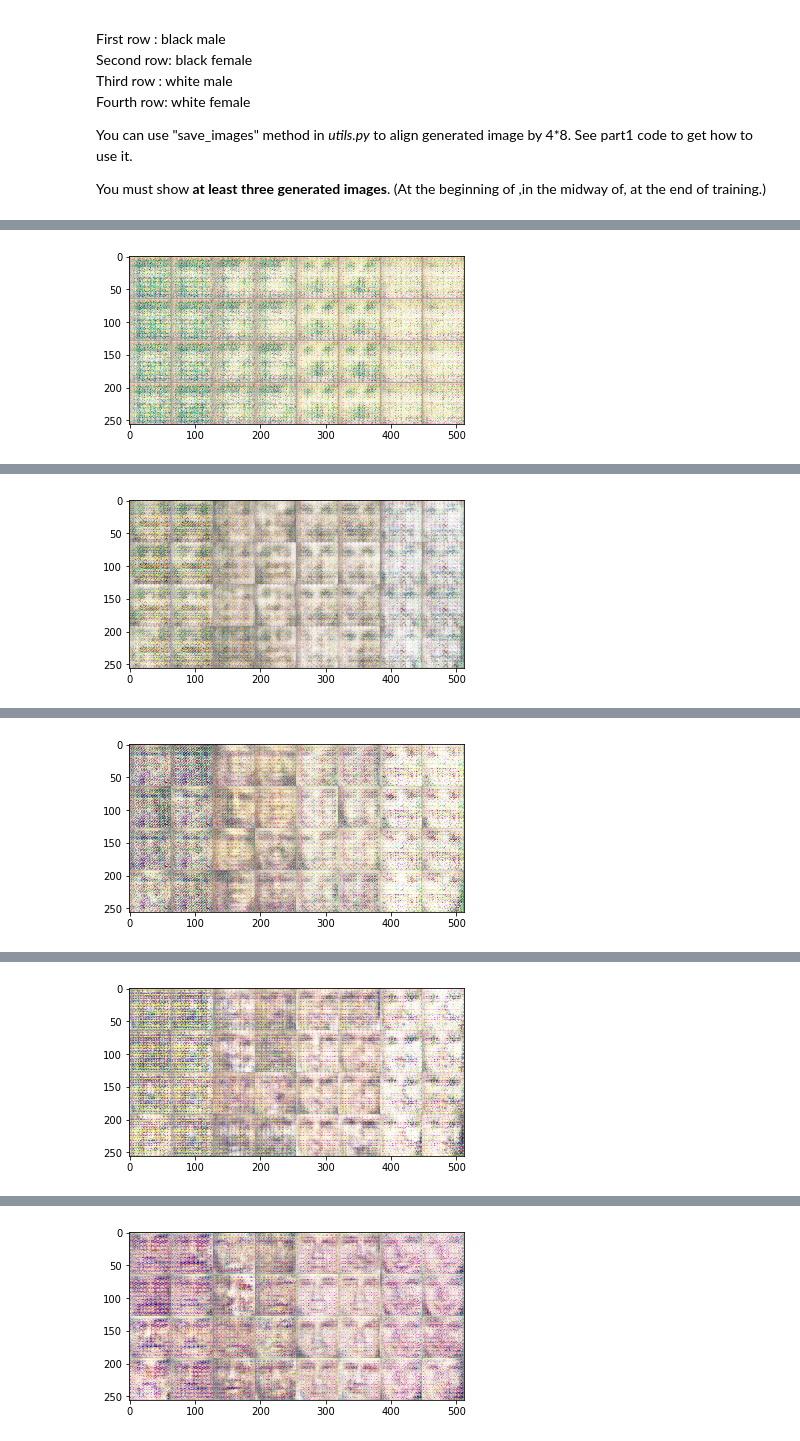
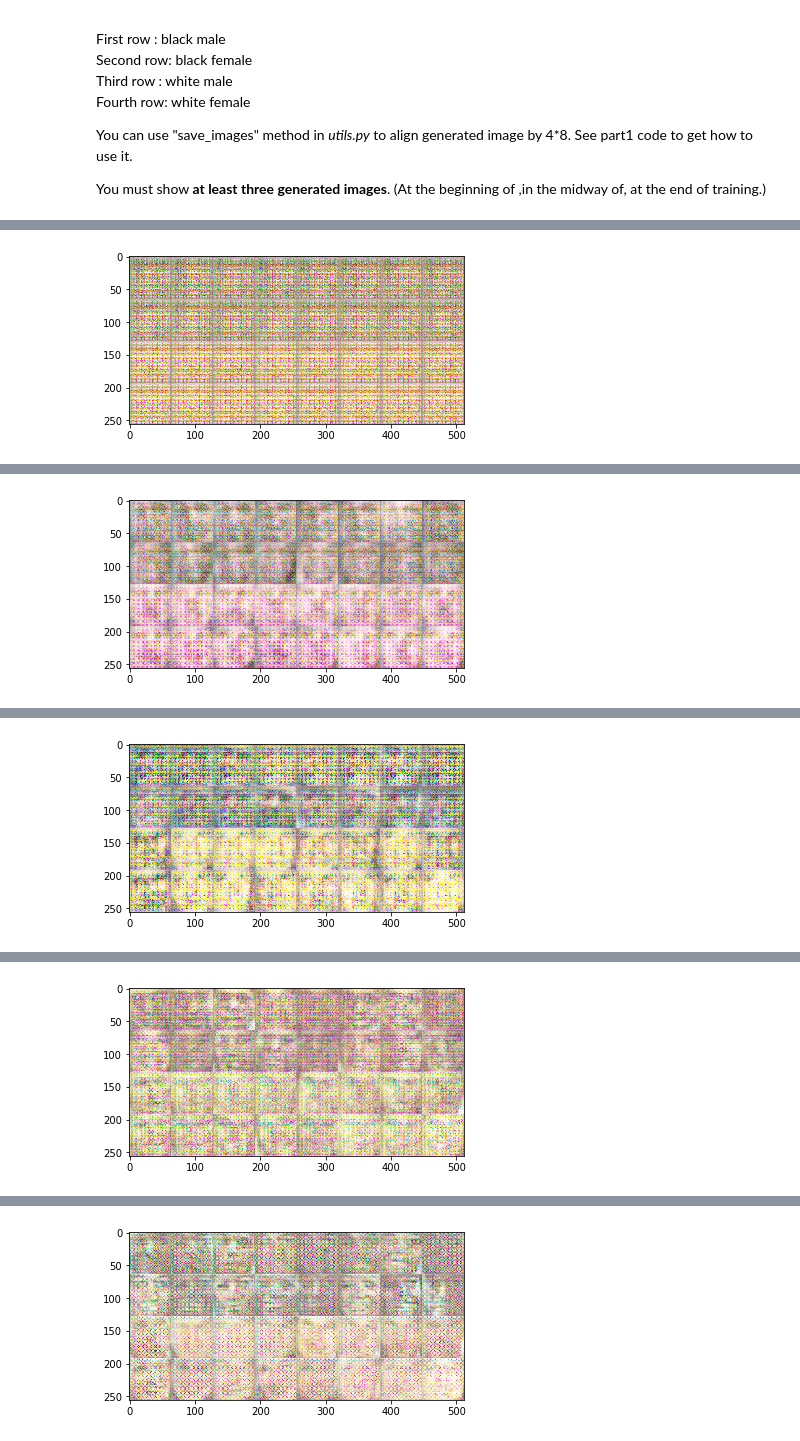
Before and after one commit to vanduc103/deep-learning-2019, a Jupyter notebook: Assignment4/Assignment4_3.ipynb, the cells around one changed output, grey strips where cells are left out. Drawn from its saved outputs; the diff is of its cells as text; code cells hidden in the pictures.

```diff
--- a/Assignment4/Assignment4_3.ipynb
+++ b/Assignment4/Assignment4_3.ipynb
@@ -181,7 +181,7 @@ import matplotlib.image as mpimg
 import cv2
 import os
 
-sample_dir = 'samples_for_test_faces'
+sample_dir = 'samples_for_test_faces_1'
 
 if os.path.exists(sample_dir) == False:
     os.makedirs(sample_dir)
@@ -210,21 +213,25 @@ You must show **at least three generated images**. (At the beginning of ,in the
 def new_sample_label_face(num):
     label_vector = np.zeros((num,3))
     for i in range(32):
-        if i < 8:
-            label_vector[i,0]=2  # male
-            label_vector[i,1]=-2 # not white
-            label_vector[i,2]=2  # black
-        elif i < 16:
-            label_vector[i,0]=-2 # female
-            label_vector[i,1]=-2 # not white
-            label_vector[i,2]=2  # black
-        elif i < 24:
-            label_vector[i,0]=2  # male
-            label_vector[i,1]=2  # white
+        # row 1
+        if i % 4 == 0:
+            label_vector[i,0]= 2  # male
+            label_vector[i,1]=-2  # not white
+            label_vector[i,2]= 2  # black
+        # row 2
+        elif i % 4 == 1:
+            label_vector[i,0]=-2  # female
+            label_vector[i,1]=-2  # not white
+            label_vector[i,2]= 2  # black
+        # row 3
+        elif i % 4 == 2:
+            label_vector[i,0]= 2  # male
+            label_vector[i,1]= 2  # white
             label_vector[i,2]=-2  # not black
+        # row 4
         else:
             label_vector[i,0]=-2  # female
-            label_vector[i,1]=2 # white
+            label_vector[i,1]= 2  # white
             label_vector[i,2]=-2  # not black
     return label_vector
 
@@ -266,6 +273,8 @@ init = tf.global_variables_initializer()
 config = tf.ConfigProto()
 config.gpu_options.allow_growth = True
 
+checkpoint_dir = './gan_checkpoint/'
+saver = tf.train.Saver()
 with tf.Session(config=config) as sess:
 
     sess.run(init)
@@ -294,13 +303,14 @@ with tf.Session(config=config) as sess:
                 g_get_loss = sess.run(G_loss , feed_dict = {z: batch_z , y:real_labels})
                 print("EPOCH %d step %d: D: loss = %.7f G: loss=%.7f " % (e , step , d_get_loss , g_get_loss))
 
-            #if np.mod(step , display_step) == 1:
         if np.mod(e , 10) == 0:
 
-            sample_images = sess.run(fake_images , feed_dict={z:sample_z , y:new_sample_label_face(batch_size)})
+            sample_images = sess.run(fake_images ,
+                                               feed_dict={z:sample_z , y:new_sample_label_face(batch_size)})
             sample_images = sample_images[:32,:,:,:]
             image_name = './{}/train_{:02d}_{:04d}.png'.format(sample_dir , e , step)
             save_images(sample_images , [4,8] , image_name)
+            saver.save(sess, checkpoint_dir + 'cgan_model', global_step=e, write_meta_graph=False)
 
             img = mpimg.imread(image_name)
             imgplot = plt.imshow(img)
@@ -314 +324 @@ EPOCH 0 step 100: D: loss = 1.3964567 G: loss=0.6766363
-[figure, old version]
+[figure, new version]
@@ -335 +345 @@ EPOCH 10 step 1100: D: loss = 1.3872199 G: loss=0.6981294
-[figure, old version]
+[figure, new version]
@@ -356 +366 @@ EPOCH 20 step 2100: D: loss = 1.3790904 G: loss=0.6987805
-[figure, old version]
+[figure, new version]
@@ -374 +384 @@ EPOCH 30 step 3150: D: loss = 1.3648703 G: loss=0.7031796
-[figure, old version]
+[figure, new version]
@@ -395 +405 @@ EPOCH 40 step 4150: D: loss = 1.3020098 G: loss=0.7144979
-[figure, old version]
+[figure, new version]
```
Also changed, not shown: parts of 2 cells of this notebook.
